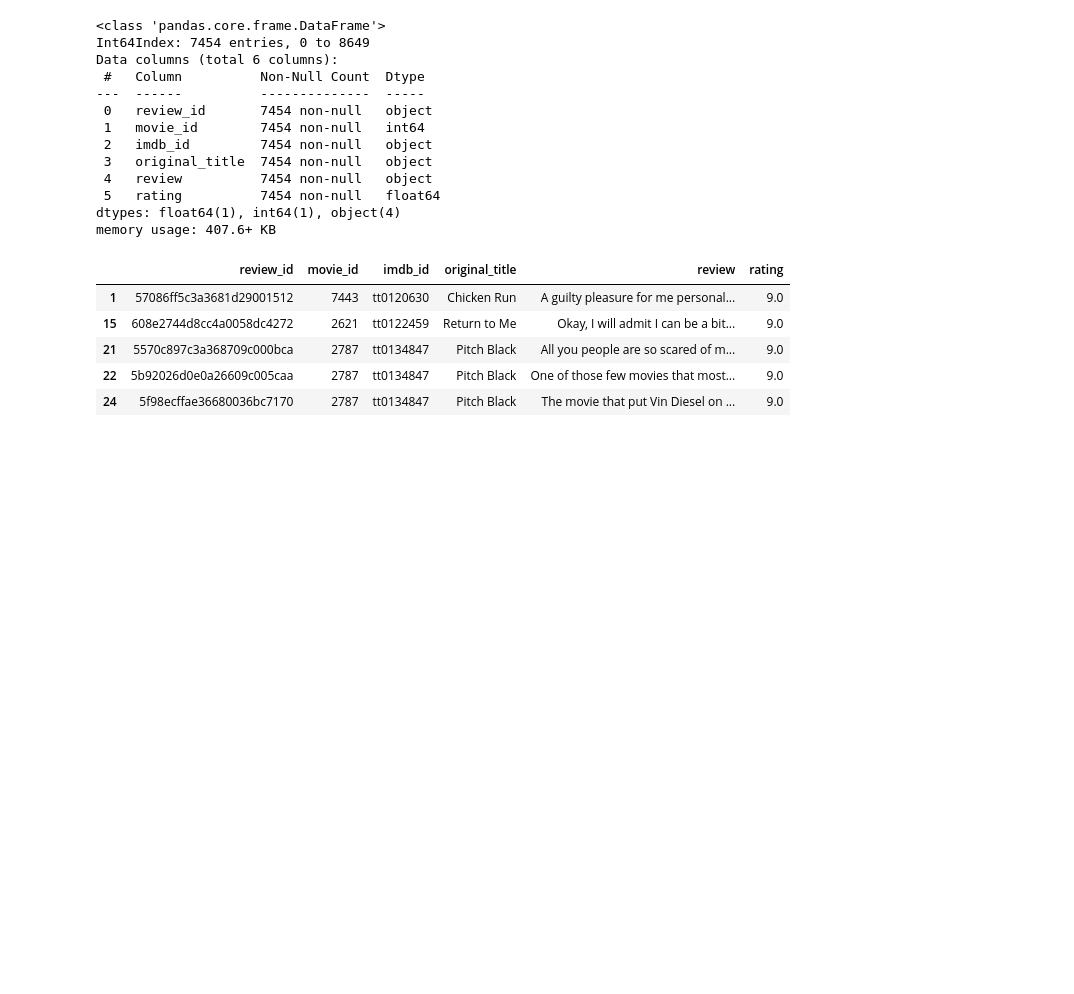
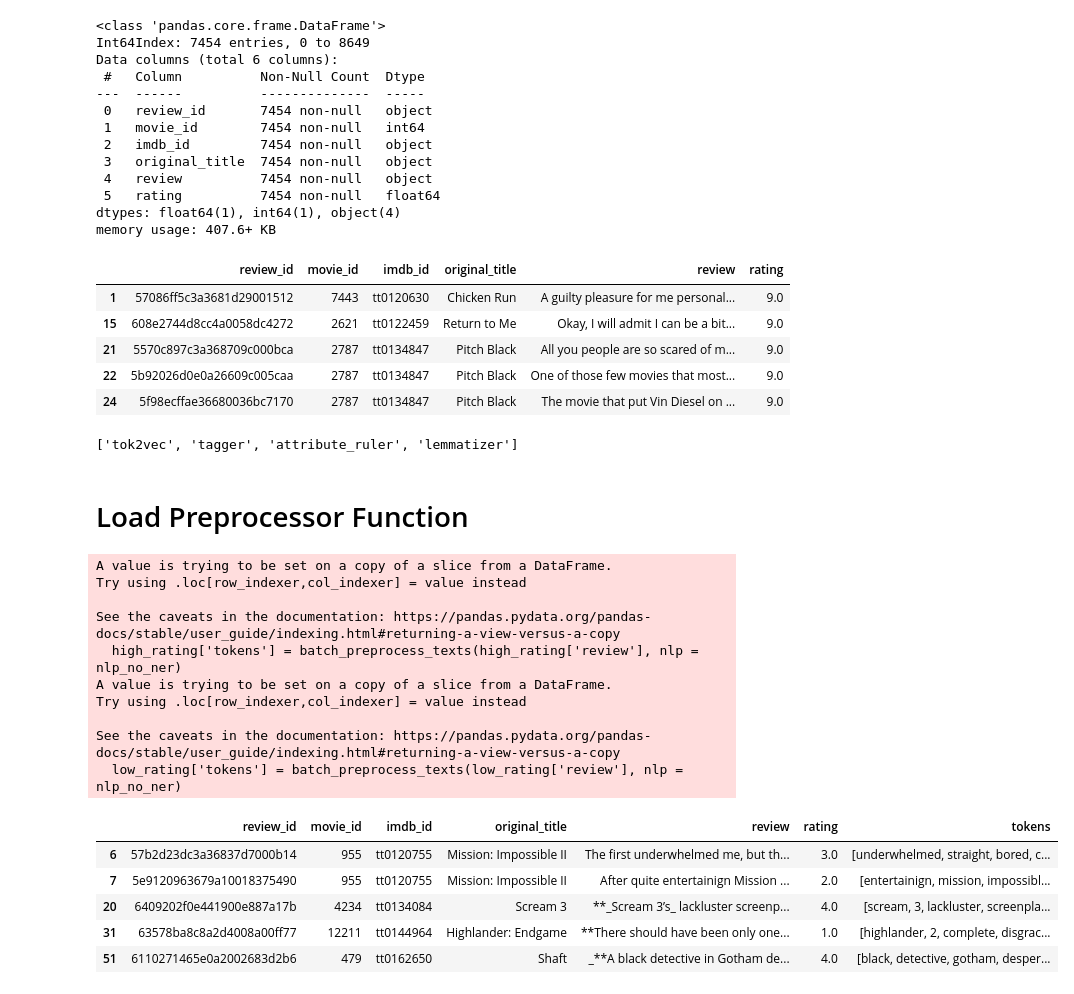
Before and after one commit to 808hanronald/project-2.3, a Jupyter notebook: 2.5.ipynb, the cells around one changed output. Drawn from its saved outputs; the diff is of its cells as text; code cells hidden in the pictures; blank space fills up the shorter version.

```diff
--- a/2.5.ipynb
+++ b/2.5.ipynb
@@ -25,6 +25,12 @@ import pandas as pd
 import numpy as np
 import seaborn as sns
 import matplotlib.pyplot as plt
+import spacy
+
+from nltk.probability import FreqDist
+from wordcloud import WordCloud
+
+pd.set_option('display.max_colwidth', None)
 # %%
 data = "Data-NLP/movie_reviews_v2.csv"
 df=pd.read_csv(data)
@@ -92,3 +98,10 @@ high_rating.head()
 | 21 | 5570c897c3a368709c000bca | 2787 | tt0134847 | Pitch Black | All you people are so scared of m... | 9.0 |
 | 22 | 5b92026d0e0a26609c005caa | 2787 | tt0134847 | Pitch Black | One of those few movies that most... | 9.0 |
 | 24 | 5f98ecffae36680036bc7170 | 2787 | tt0134847 | Pitch Black | The movie that put Vin Diesel on ... | 9.0 |
+# %%
+nlp_no_ner = spacy.load('en_core_web_sm', disable=['parser','ner'])
+nlp_no_ner.pipe_names
+# %% [output]
+['tok2vec', 'tagger', 'attribute_ruler', 'lemmatizer']
+# %% [markdown]
+# Load Preprocessor Function
@@ -94,0 +166,21 @@ high_rating.head()
+# %%
+high_rating['tokens'] = batch_preprocess_texts(high_rating['review'], nlp = nlp_no_ner)
+low_rating['tokens'] = batch_preprocess_texts(low_rating['review'], nlp = nlp_no_ner)
+low_rating.head()
+# %% [output]
+A value is trying to be set on a copy of a slice from a DataFrame.
+Try using .loc[row_indexer,col_indexer] = value instead
+
+See the caveats in the documentation: https://pandas.pydata.org/pandas-docs/stable/user_guide/indexing.html#returning-a-view-versus-a-copy
+  high_rating['tokens'] = batch_preprocess_texts(high_rating['review'], nlp = nlp_no_ner)
+A value is trying to be set on a copy of a slice from a DataFrame.
+Try using .loc[row_indexer,col_indexer] = value instead
+
+See the caveats in the documentation: https://pandas.pydata.org/pandas-docs/stable/user_guide/indexing.html#returning-a-view-versus-a-copy
+  low_rating['tokens'] = batch_preprocess_texts(low_rating['review'], nlp = nlp_no_ner)
+|  | review_id | movie_id | imdb_id | original_title | review | rating | tokens |
+| 6 | 57b2d23dc3a36837d7000b14 | 955 | tt0120755 | Mission: Impossible II | The first underwhelmed me, but th... | 3.0 | [underwhelmed, straight, bored, c... |
+| 7 | 5e9120963679a10018375490 | 955 | tt0120755 | Mission: Impossible II | After quite entertainign Mission ... | 2.0 | [entertainign, mission, impossibl... |
+| 20 | 6409202f0e441900e887a17b | 4234 | tt0134084 | Scream 3 | **_Scream 3’s_ lackluster screenp... | 4.0 | [scream, 3, lackluster, screenpla... |
+| 31 | 63578ba8c8a2d4008a00ff77 | 12211 | tt0144964 | Highlander: Endgame | **There should have been only one... | 1.0 | [highlander, 2, complete, disgrac... |
+| 51 | 6110271465e0a2002683d2b6 | 479 | tt0162650 | Shaft | _**A black detective in Gotham de... | 4.0 | [black, detective, gotham, desper... |
```
Also changed, not shown: parts of 5 cells of this notebook.
